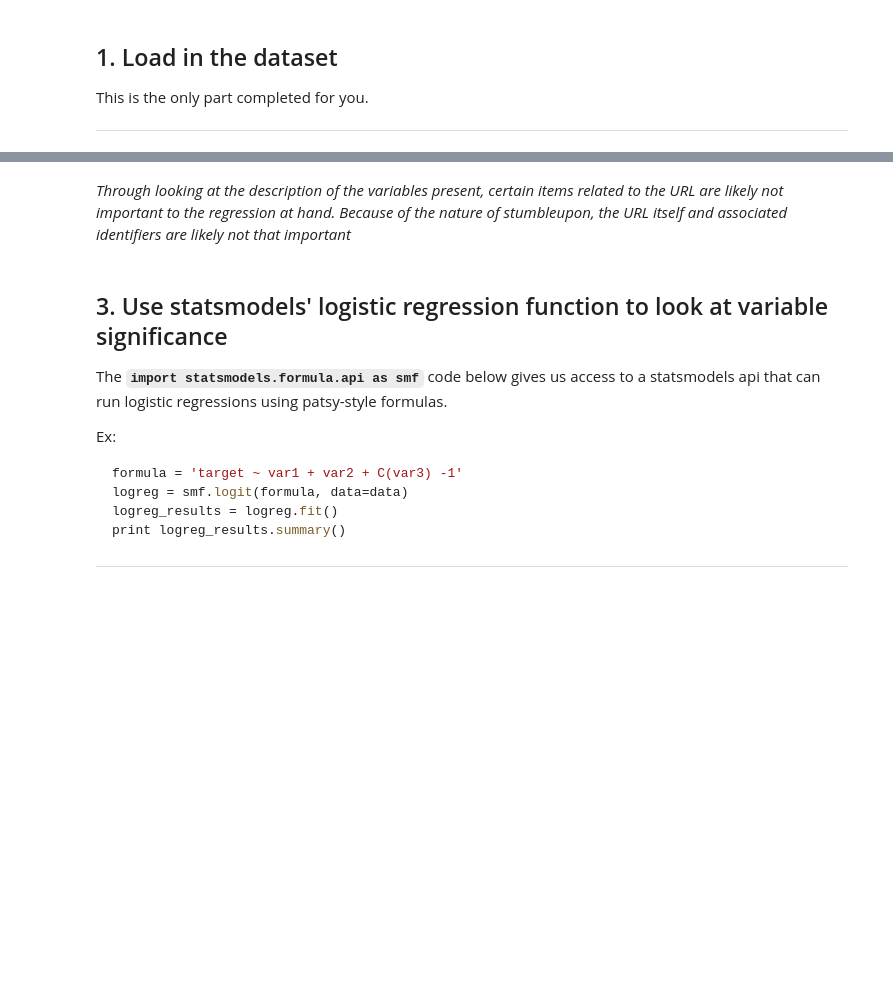
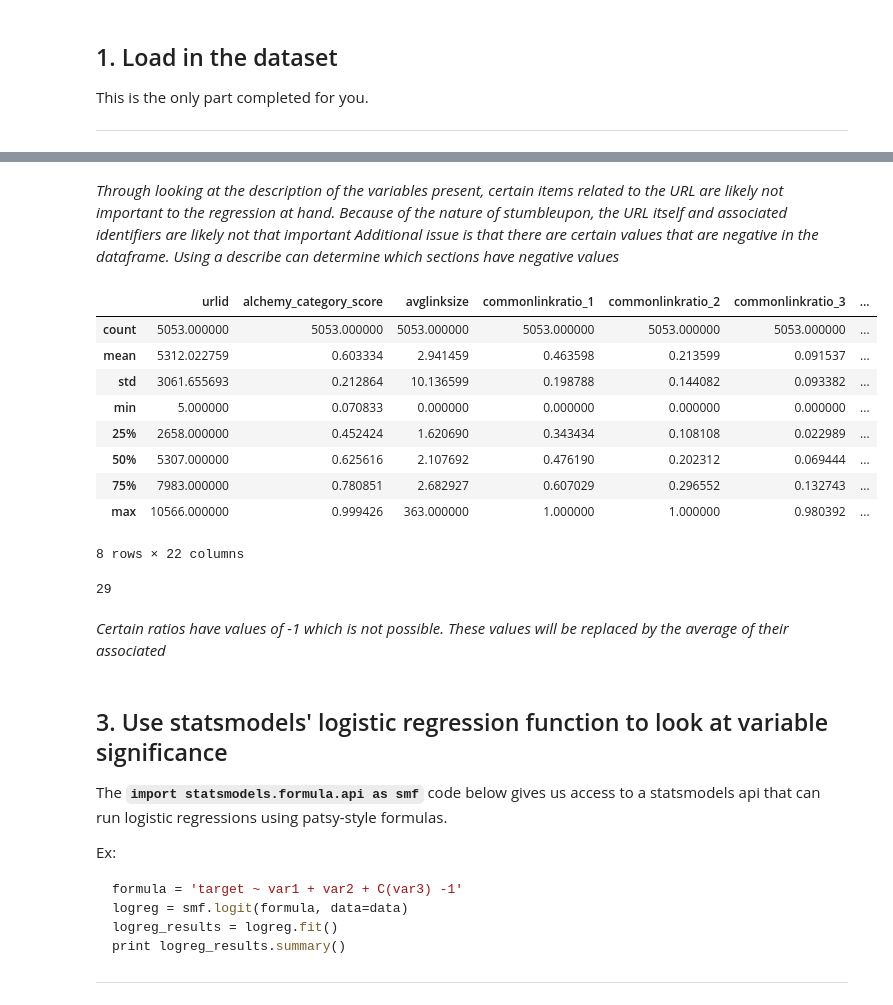
Before and after one commit to sambozek/DSI-SF-1-sebozek, a Jupyter notebook: projects/project-04/starter-code/project-4-starter.ipynb, the cells around one changed output, grey strips where cells are left out. Saved outputs shown, nothing was run; the diff lists cells and outputs as text; code cells hidden in the pictures; blank space fills up the shorter version.

```diff
--- a/projects/project-04/starter-code/project-4-starter.ipynb
+++ b/projects/project-04/starter-code/project-4-starter.ipynb
@@ -100,2 +125,3 @@ sns.pairplot(su[['label','alchemy_category_score',
 # %% [markdown]
 *Through looking at the description of the variables present, certain items related to the URL are likely not important to the regression at hand. Because of the nature of stumbleupon, the URL itself and associated identifiers are likely not that important*
+*Additional issue is that there are certain values that are negative in the dataframe. Using a describe can determine which sections have negative values*
@@ -115,0 +128,19 @@ su_log = su[
+# %%
+su.describe()
+# %% [output]
+|  | urlid | alchemy_category_score | avglinksize | commonlinkratio_1 | commonlinkratio_2 | commonlinkratio_3 | ... |
+| count | 5053.000000 | 5053.000000 | 5053.000000 | 5053.000000 | 5053.000000 | 5053.000000 | ... |
+| mean | 5312.022759 | 0.603334 | 2.941459 | 0.463598 | 0.213599 | 0.091537 | ... |
+| std | 3061.655693 | 0.212864 | 10.136599 | 0.198788 | 0.144082 | 0.093382 | ... |
+| min | 5.000000 | 0.070833 | 0.000000 | 0.000000 | 0.000000 | 0.000000 | ... |
+| 25% | 2658.000000 | 0.452424 | 1.620690 | 0.343434 | 0.108108 | 0.022989 | ... |
+| 50% | 5307.000000 | 0.625616 | 2.107692 | 0.476190 | 0.202312 | 0.069444 | ... |
+| 75% | 7983.000000 | 0.780851 | 2.682927 | 0.607029 | 0.296552 | 0.132743 | ... |
+| max | 10566.000000 | 0.999426 | 363.000000 | 1.000000 | 1.000000 | 0.980392 | ... |
+8 rows × 22 columns
+# %%
+len(su[su['image_ratio']==0])
+# %% [output]
+29
+# %% [markdown]
+*Certain ratios have values of -1 which is not possible. These values will be replaced by the average of their associated*
```
Also changed, not shown: parts of 31 cells of this notebook, 1 other file.
